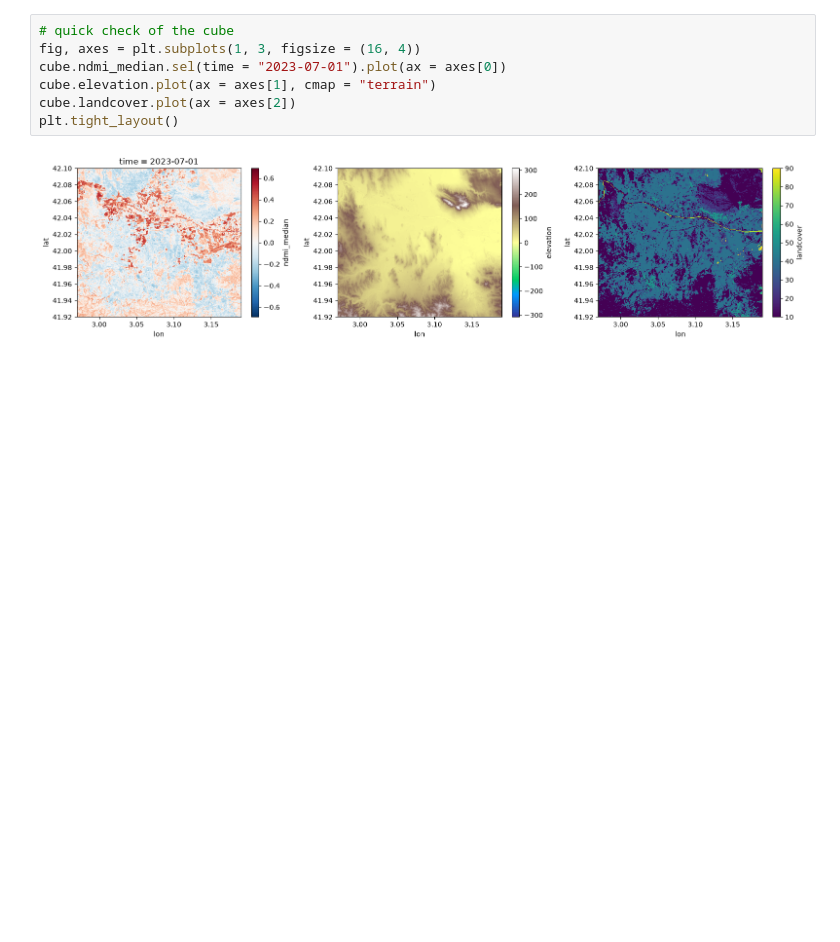
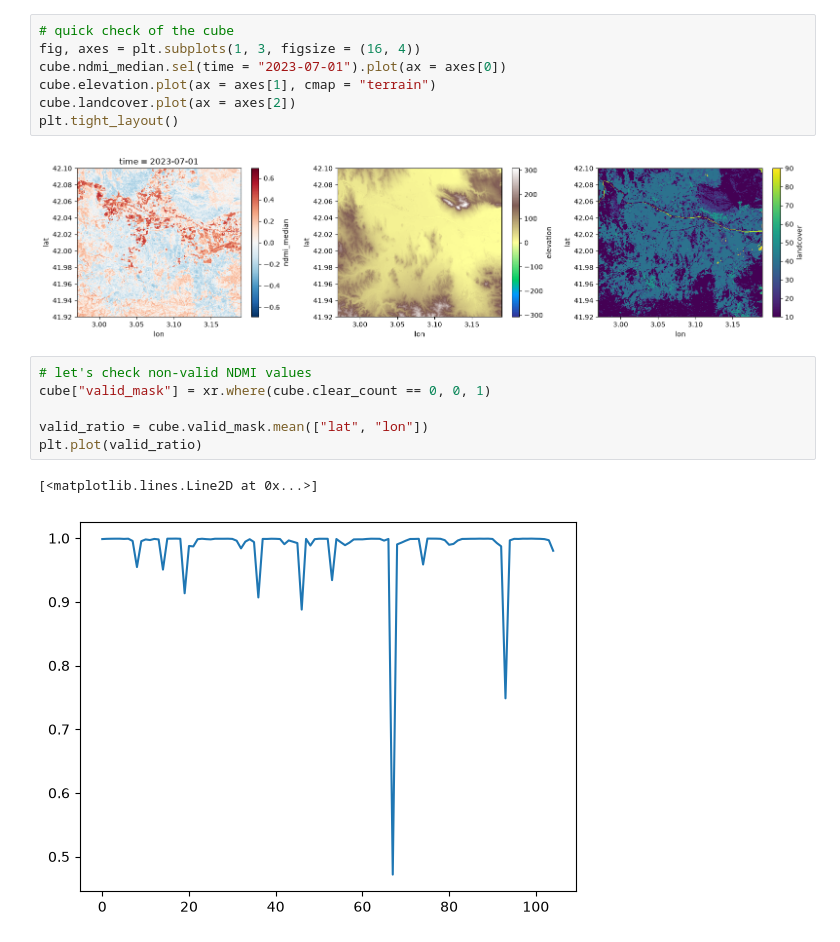
Before and after one commit to davidcirauqui/drought_forecast, a Jupyter notebook: main.ipynb, the cells around one changed output. Saved outputs shown, nothing was run; the diff lists cells and outputs as text; blank space fills up the shorter version.

```diff
--- a/main.ipynb
+++ b/main.ipynb
@@ -98,3 +98,12 @@ cube.landcover.plot(ax = axes[2])
 plt.tight_layout()
 # %% [output]
 [figure]
+# %%
+# let's check non-valid NDMI values
+cube["valid_mask"] = xr.where(cube.clear_count == 0, 0, 1)
+
+valid_ratio = cube.valid_mask.mean(["lat", "lon"])
+plt.plot(valid_ratio)
+# %% [output]
+[<matplotlib.lines.Line2D at 0x...>]
+[figure, added]
```
Also changed, not shown: parts of 3 cells of this notebook.
